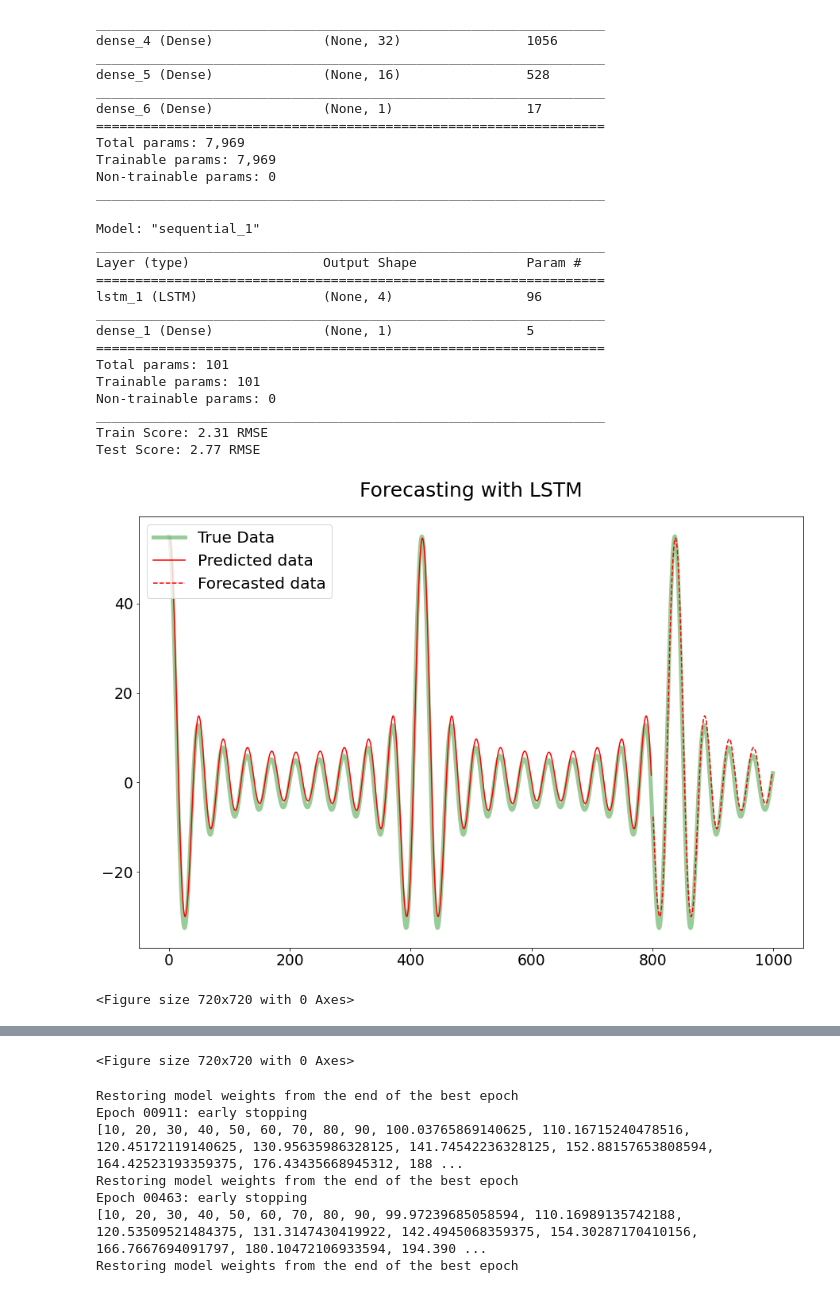
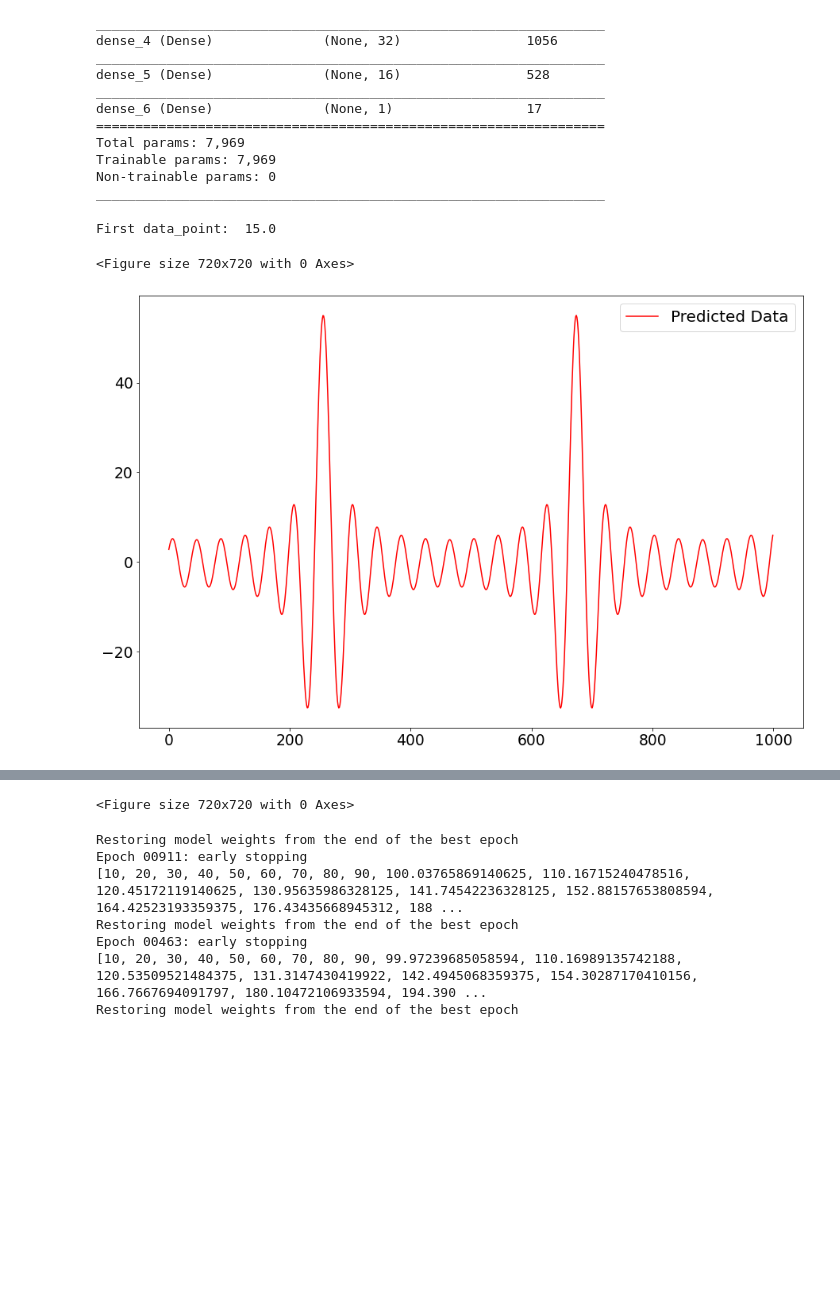
Before and after one commit to RitvikPrabhu/Machine-Learning, a Jupyter notebook: Neural_Networks_function_prediction_.ipynb, the cells around one changed output, grey strips where cells are left out. Cells and saved outputs as stored; diff of their text form; code cells hidden in the pictures; blank space fills up the shorter version.

```diff
--- a/Neural_Networks_function_prediction_.ipynb
+++ b/Neural_Networks_function_prediction_.ipynb
@@ -612,6 +612,7 @@ Y = 10*(np.cos(10*X)) + 9*(np.cos(9*X)) + 8*(np.cos(8*X)) + \
 7*(np.cos(7*X)) + 6*(np.cos(6*X)) + 5*(np.cos(5*X)) + 4*(np.cos(4*X)) +\
 3*(np.cos(3*X)) + 2*(np.cos(2*X)) + np.cos(X)
 
+'''
 dataset = Y.reshape(Y.size, 1)
 
 # normalize the dataset
@@ -674,49 +675,46 @@ testPredictPlot[len(trainPredict)+(look_back*2)+1:len(dataset)-1, :] = testPredi
 # plot baseline and predictions
 plt.plot(scaler.inverse_transform(dataset), 'g', linewidth=5, alpha=0.4, label='True Data')
 plt.plot(trainPredictPlot, color = 'red', label = 'Predicted data')
 plt.plot(testPredictPlot, '--' , color = 'red', label = 'Forecasted data')
 plt.legend()
 plt.title('Forecasting with LSTM')
 plt.show()
+'''
+
+################################################################################
+
+#Prediction
 
 def pred(N):
   data = N + difference
   Y = 10*(np.cos(10*data)) + 9*(np.cos(9*data)) + 8*(np.cos(8*data)) + \
         7*(np.cos(7*data)) + 6*(np.cos(6*data)) + 5*(np.cos(5*data)) + 4*(np.cos(4*data)) +\
         3*(np.cos(3*data)) + 2*(np.cos(2*data)) + np.cos(data)
+  global data_point
   data_point = data
   return float(Y)
-
-datalist = Y[-1].copy()
+num_pred = 1000
+datalist = []
+datalist = np.array(datalist)
+#Y[-1].copy()
 difference = X[3]-X[2]
-num_pred = 100
 data_point = X[-1]
+print("First data_point: ", data_point)
 for i in range(int(num_pred)):
   dataset = datalist.reshape(datalist.size, 1)
   #print(dataset[-1])
   result = pred(data_point)
+  #print("Result: ",result)
+  #print("Data_point: ", data_point)
   #result = model.predict(dataset[-1].reshape(dataset[-1].size,1,1))
   #print(final)
   #final = float(final)
   datalist = np.append(datalist, result)
 
 plt.plot(datalist, label = 'Predicted Data', c = 'r')
 plt.legend()
 plt.figure(figsize=(10,10))
 # %% [output]
-Model: "sequential_1"
-_________________________________________________________________
-Layer (type)                 Output Shape              Param #
-=================================================================
-lstm_1 (LSTM)                (None, 4)                 96
-_________________________________________________________________
-dense_1 (Dense)              (None, 1)                 5
-=================================================================
-Total params: 101
-Trainable params: 101
-Non-trainable params: 0
-_________________________________________________________________
-Train Score: 2.31 RMSE
-Test Score: 2.77 RMSE
+First data_point:  15.0
+<Figure size 720x720 with 0 Axes>
-[figure, old version]
+[figure, new version]
-<Figure size 720x720 with 0 Axes>
```
Also changed, not shown: parts of 1 cell of this notebook.
